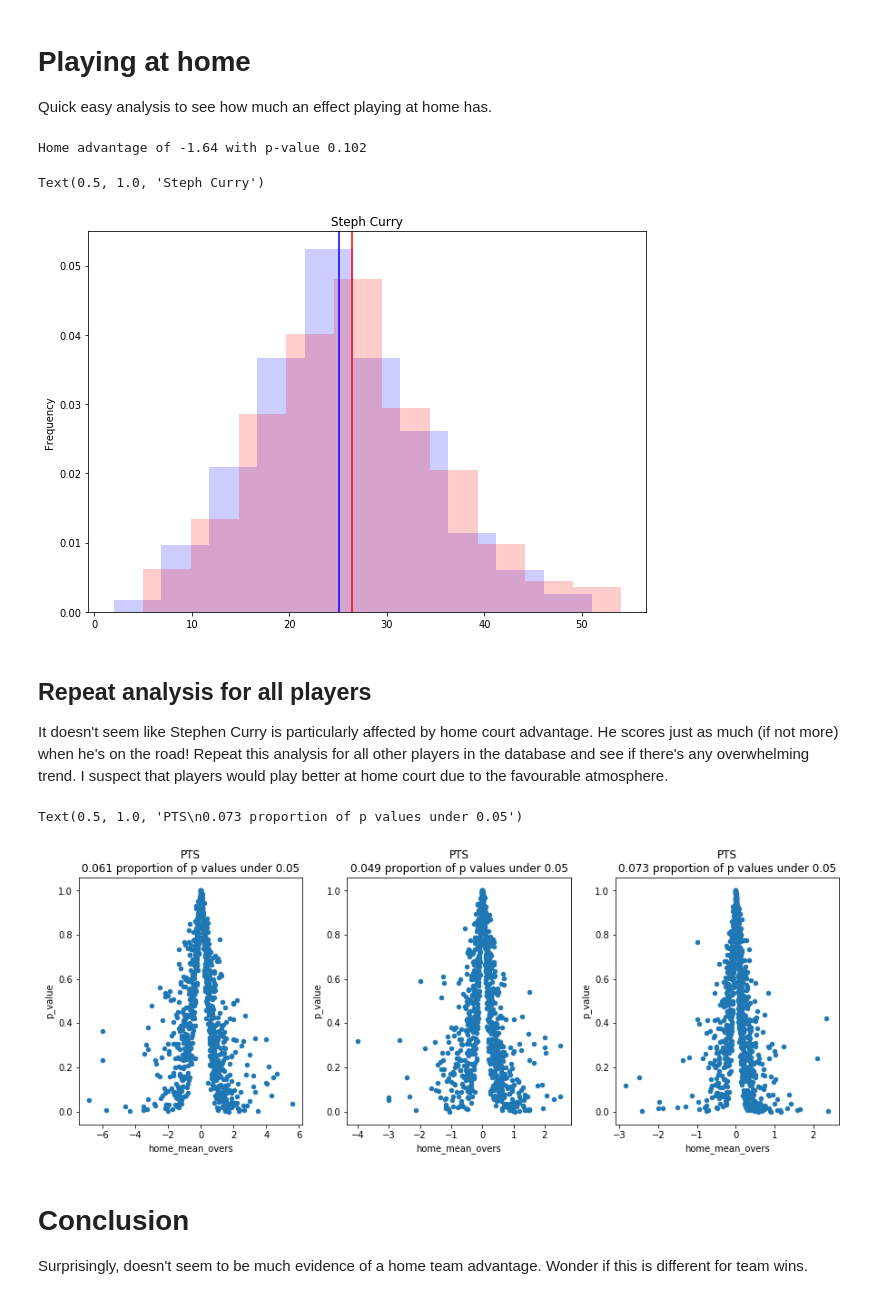
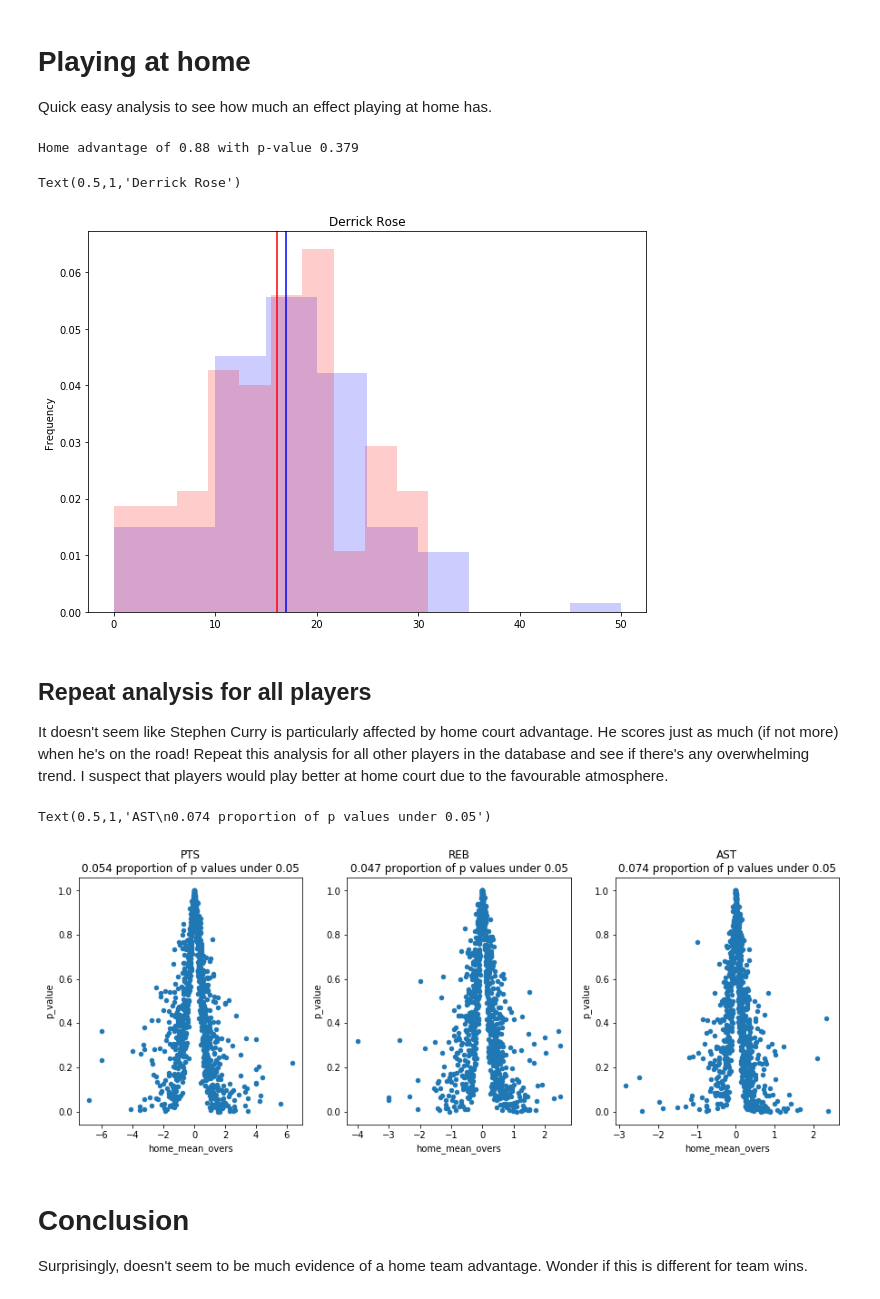
Before and after one commit to johnny-wong/nba_stats, a Jupyter notebook: Notebooks/Analysis/6. Home team advantage.ipynb, the cells around one changed output. Drawn from its saved outputs; the diff is of its cells as text; code cells hidden in the pictures.

```diff
--- a/Notebooks/Analysis/6. Home team advantage.ipynb
+++ b/Notebooks/Analysis/6. Home team advantage.ipynb
@@ -34,32 +34,33 @@ def player_df_convert_numeric(player_df):
 # Playing at home
 Quick easy analysis to see how much an effect playing at home has.
 # %%
-player_id = nba_stats.get_player_name_id_dict()['Stephen Curry']
+player_name = 'Derrick Rose'
+player_id = nba_stats.get_player_name_id_dict()[player_name]
 stat = 'PTS'
 
 df_player = player_df_convert_numeric(nba_stats.get_player_stats()[player_id].copy())
 df_player = df_player[df_player['MIN'] > 0]
 df_home = df_player[df_player['HOME_AWAY'] == 'HOME']
 df_away = df_player[df_player['HOME_AWAY'] == 'AWAY']
 
 # Find stats
 home_stats = df_home[stat]
 away_stats = df_away[stat]
 
 home_adv, p_value = ttest_ind(home_stats, away_stats)
 print('Home advantage of {:.2f} with p-value {:.3f}'.format(home_adv, p_value))
 
 # Graph
 fig, ax = plt.subplots(1, 1, figsize=(10, 7))
 df_home[stat].plot(kind='hist', alpha=0.2, color='blue', ax=ax, density=True)
 df_away[stat].plot(kind='hist', alpha=0.2, color='red', ax=ax, density=True)
 ax.axvline(x=home_stats.mean(), color='blue')
 ax.axvline(x=away_stats.mean(), color='red')
-ax.set_title('Steph Curry')
+ax.set_title(player_name)
 # %% [output]
-Home advantage of -1.64 with p-value 0.102
+Home advantage of 0.88 with p-value 0.379
-Text(0.5, 1.0, 'Steph Curry')
+Text(0.5,1,'Derrick Rose')
-[figure, old version]
+[figure, new version]
 # %% [markdown]
 ## Repeat analysis for all players
 It doesn't seem like Stephen Curry is particularly affected by home court advantage. He scores just as much (if not more) when he's on the road! Repeat this analysis for all other players in the database and see if there's any overwhelming trend. I suspect that players would play better at home court due to the favourable atmosphere.
@@ -110,14 +111,14 @@ ax[0].set_title('PTS\n{:.3f} proportion of p values under 0.05'.format(fr_sig))
 
 df_home_adv_reb.plot.scatter(x='home_mean_overs', y='p_value', ax=ax[1])
 fr_sig = (df_home_adv_reb['p_value']<0.05).sum()/float(len(df_home_adv_reb))
-ax[1].set_title('PTS\n{:.3f} proportion of p values under 0.05'.format(fr_sig))
+ax[1].set_title('REB\n{:.3f} proportion of p values under 0.05'.format(fr_sig))
 
 df_home_adv_ast.plot.scatter(x='home_mean_overs', y='p_value', ax=ax[2])
 fr_sig = (df_home_adv_ast['p_value']<0.05).sum()/float(len(df_home_adv_ast))
-ax[2].set_title('PTS\n{:.3f} proportion of p values under 0.05'.format(fr_sig))
+ax[2].set_title('AST\n{:.3f} proportion of p values under 0.05'.format(fr_sig))
 # %% [output]
-Text(0.5, 1.0, 'PTS\n0.073 proportion of p values under 0.05')
+Text(0.5,1,'AST\n0.074 proportion of p values under 0.05')
-[figure, old version]
+[figure, new version]
 # %% [markdown]
 # Conclusion
 Surprisingly, doesn't seem to be much evidence of a home team advantage. Wonder if this is different for team wins.
```
Also changed, not shown: parts of 4 cells of this notebook.
